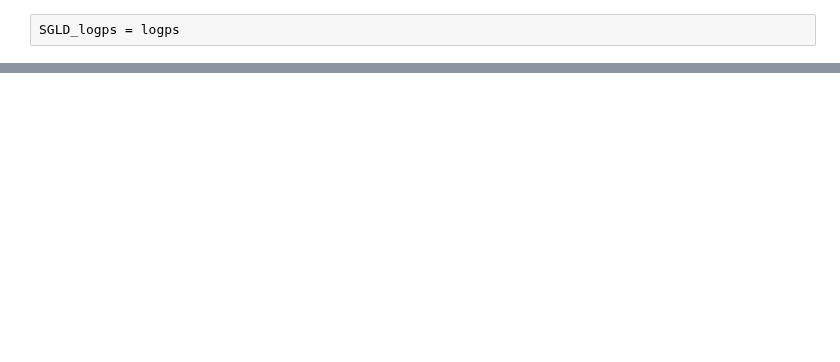
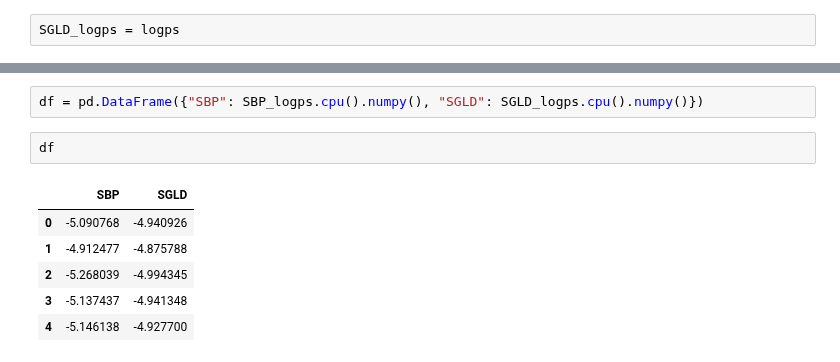
Before and after one commit to franciscovargas/ControlledFollmerDrift, a Jupyter notebook: notebooks/ICA.ipynb, the cells around one changed output, grey strips where cells are left out. Saved outputs shown, nothing was run; the diff lists cells and outputs as text; blank space fills up the shorter version.

```diff
--- a/notebooks/ICA.ipynb
+++ b/notebooks/ICA.ipynb
@@ -206,0 +205,11 @@ SGLD_logps
+# %%
+df = pd.DataFrame({"SBP": SBP_logps.cpu().numpy(), "SGLD": SGLD_logps.cpu().numpy()})
+# %%
+df
+# %% [output]
+|  | SBP | SGLD |
+| 0 | -5.090768 | -4.940926 |
+| 1 | -4.912477 | -4.875788 |
+| 2 | -5.268039 | -4.994345 |
+| 3 | -5.137437 | -4.941348 |
+| 4 | -5.146138 | -4.927700 |
```
Also changed, not shown: parts of 6 cells of this notebook, 1 other file.
